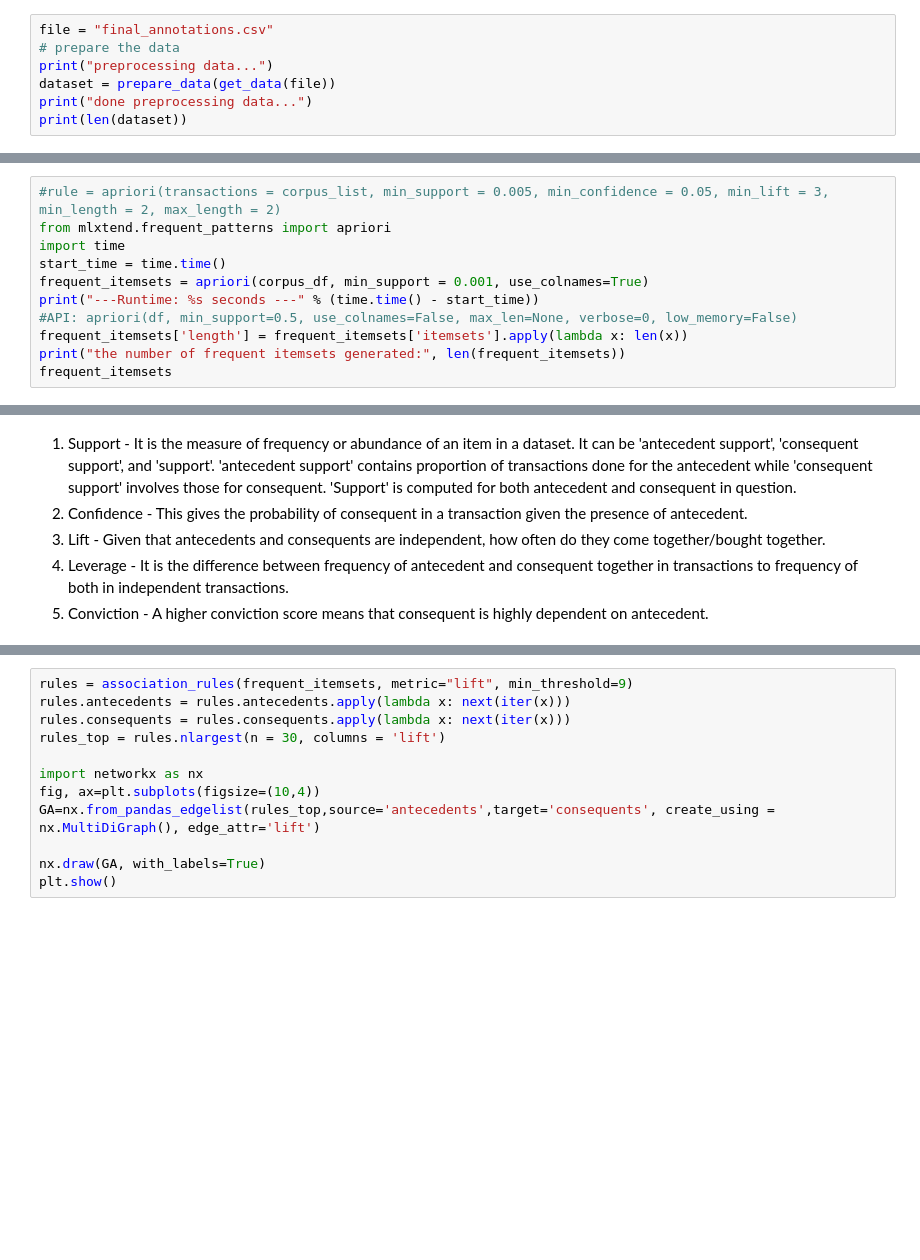
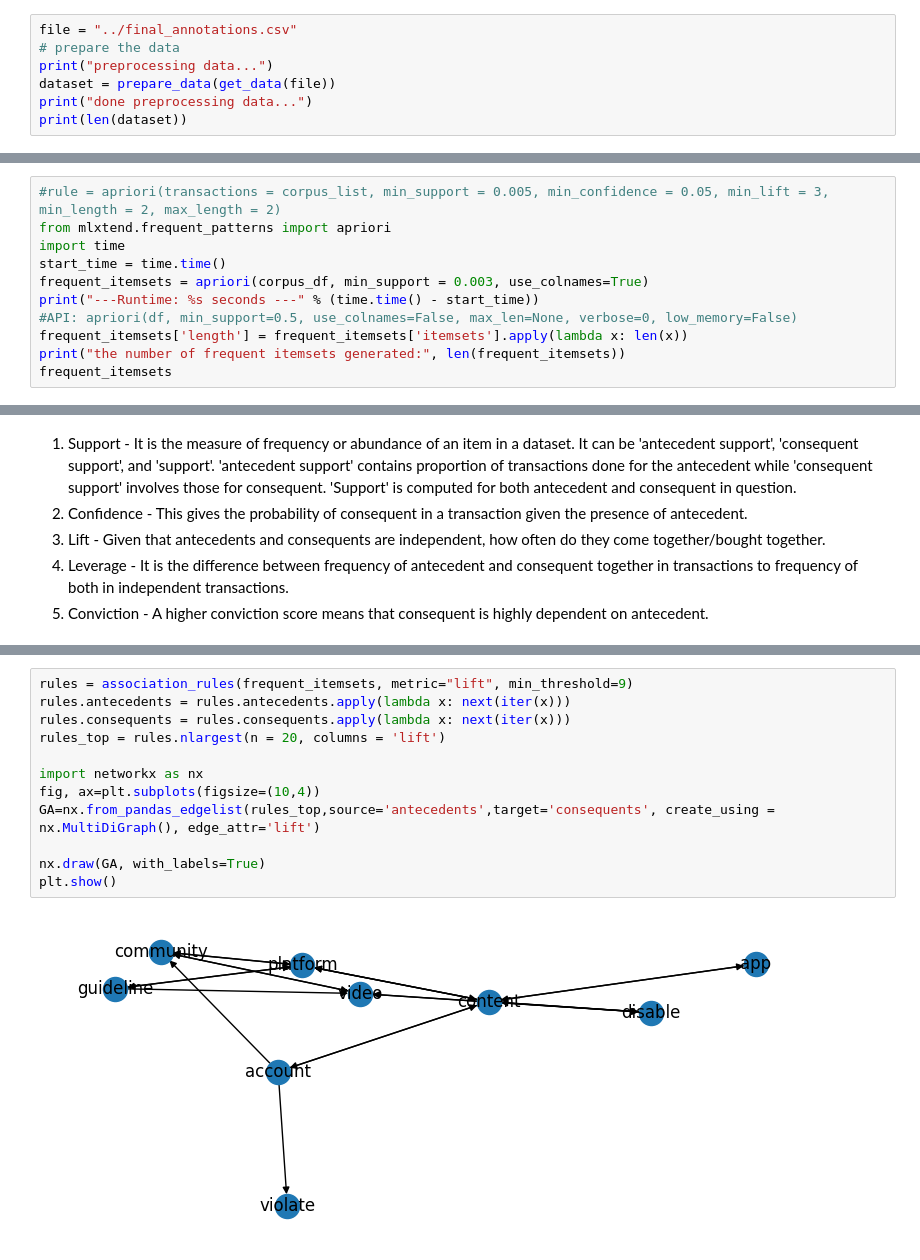
Before and after one commit to ozgekaracam/Master-Thesis, a Jupyter notebook: Notebooks/aprioriGraphs_2.ipynb, the cells around one changed output, grey strips where cells are left out. Cells and saved outputs as stored; diff of their text form; blank space fills up the shorter version.

```diff
--- a/Notebooks/aprioriGraphs_2.ipynb
+++ b/Notebooks/aprioriGraphs_2.ipynb
@@ -84,7 +84,7 @@ def get_data(file):
     print(data.shape)
     return data
 # %%
-file = "final_annotations.csv"
+file = "../final_annotations.csv"
 # prepare the data
 print("preprocessing data...")
 dataset = prepare_data(get_data(file))
@@ -127,7 +127,7 @@ corpus_df
 from mlxtend.frequent_patterns import apriori
 import time
 start_time = time.time()
-frequent_itemsets = apriori(corpus_df, min_support = 0.001, use_colnames=True)
+frequent_itemsets = apriori(corpus_df, min_support = 0.003, use_colnames=True)
 print("---Runtime: %s seconds ---" % (time.time() - start_time))
 #API: apriori(df, min_support=0.5, use_colnames=False, max_len=None, verbose=0, low_memory=False)
 frequent_itemsets['length'] = frequent_itemsets['itemsets'].apply(lambda x: len(x))
@@ -195,14 +233,16 @@ plt.show()
 # %%
 rules = association_rules(frequent_itemsets, metric="lift", min_threshold=9)
 rules.antecedents = rules.antecedents.apply(lambda x: next(iter(x)))
 rules.consequents = rules.consequents.apply(lambda x: next(iter(x)))
-rules_top = rules.nlargest(n = 30, columns = 'lift')
+rules_top = rules.nlargest(n = 20, columns = 'lift')
 
 import networkx as nx
 fig, ax=plt.subplots(figsize=(10,4))
 GA=nx.from_pandas_edgelist(rules_top,source='antecedents',target='consequents', create_using = nx.MultiDiGraph(), edge_attr='lift')
 
 nx.draw(GA, with_labels=True)
 plt.show()
+# %% [output]
+[figure, added]
 # %%
 rules_top
```
Also changed, not shown: parts of 8 cells of this notebook, 1 other file.
